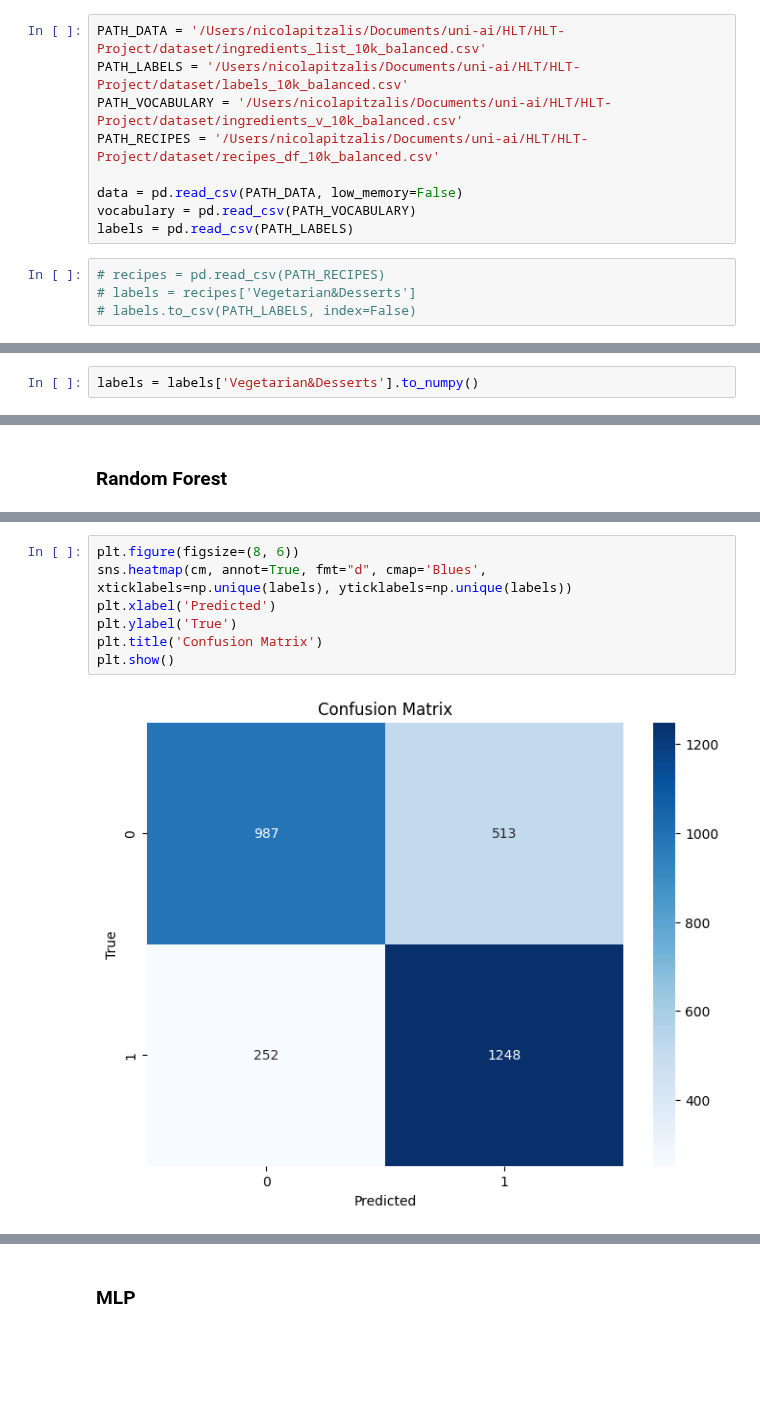
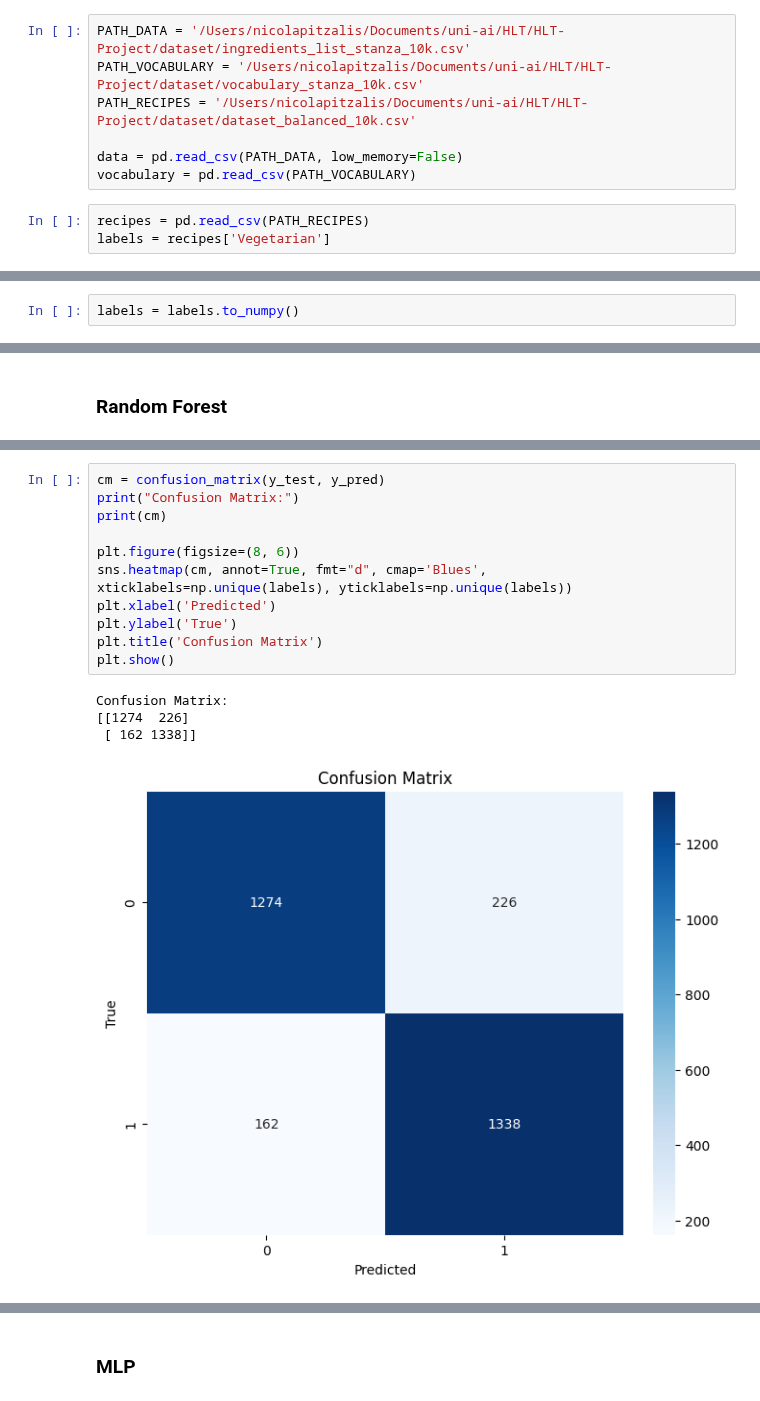
Before and after one commit to lavo2/HLT-Project, a Jupyter notebook: classification_standard_ml.ipynb, the cells around one changed output, grey strips where cells are left out. Saved outputs shown, nothing was run; the diff lists cells and outputs as text; blank space fills up the shorter version.

```diff
--- a/classification_standard_ml.ipynb
+++ b/classification_standard_ml.ipynb
@@ -22,18 +22,15 @@ from sklearn.svm import SVC
 # %% [markdown]
 ### Data loading
 # %%
-PATH_DATA = '/Users/nicolapitzalis/Documents/uni-ai/HLT/HLT-Project/dataset/ingredients_list_10k_balanced.csv'
-PATH_LABELS = '/Users/nicolapitzalis/Documents/uni-ai/HLT/HLT-Project/dataset/labels_10k_balanced.csv'
-PATH_VOCABULARY = '/Users/nicolapitzalis/Documents/uni-ai/HLT/HLT-Project/dataset/ingredients_v_10k_balanced.csv'
-PATH_RECIPES = '/Users/nicolapitzalis/Documents/uni-ai/HLT/HLT-Project/dataset/recipes_df_10k_balanced.csv'
+PATH_DATA = '/Users/nicolapitzalis/Documents/uni-ai/HLT/HLT-Project/dataset/ingredients_list_stanza_10k.csv'
+PATH_VOCABULARY = '/Users/nicolapitzalis/Documents/uni-ai/HLT/HLT-Project/dataset/vocabulary_stanza_10k.csv'
+PATH_RECIPES = '/Users/nicolapitzalis/Documents/uni-ai/HLT/HLT-Project/dataset/dataset_balanced_10k.csv'
 
 data = pd.read_csv(PATH_DATA, low_memory=False)
 vocabulary = pd.read_csv(PATH_VOCABULARY)
-labels = pd.read_csv(PATH_LABELS)
 # %%
-# recipes = pd.read_csv(PATH_RECIPES)
-# labels = recipes['Vegetarian&Desserts']
-# labels.to_csv(PATH_LABELS, index=False)
+recipes = pd.read_csv(PATH_RECIPES)
+labels = recipes['Vegetarian']
 # %% [markdown]
 ### Preprocessing
 We need to create the one_hot_encoded version of the ingredients, both for the ingredient's vocabulary and for the matrix of recipes.
@@ -63,7 +60,7 @@ for index, recipe in data.iterrows():
 
 ohe_matrix = np.array(ohe_matrix)
 # %%
-labels = labels['Vegetarian&Desserts'].to_numpy()
+labels = labels.to_numpy()
 # %% [markdown]
 ## Classification
 # %%
@@ -128,9 +107,16 @@ Accuracy Score: 0.7406666666666667
 # %%
+cm = confusion_matrix(y_test, y_pred)
+print("Confusion Matrix:")
+print(cm)
+
 plt.figure(figsize=(8, 6))
 sns.heatmap(cm, annot=True, fmt="d", cmap='Blues', xticklabels=np.unique(labels), yticklabels=np.unique(labels))
 plt.xlabel('Predicted')
 plt.ylabel('True')
 plt.title('Confusion Matrix')
 plt.show()
 # %% [output]
+Confusion Matrix:
+[[1274  226]
+ [ 162 1338]]
-[figure, old version]
+[figure, new version]
```
Also changed, not shown: parts of 15 cells of this notebook.
